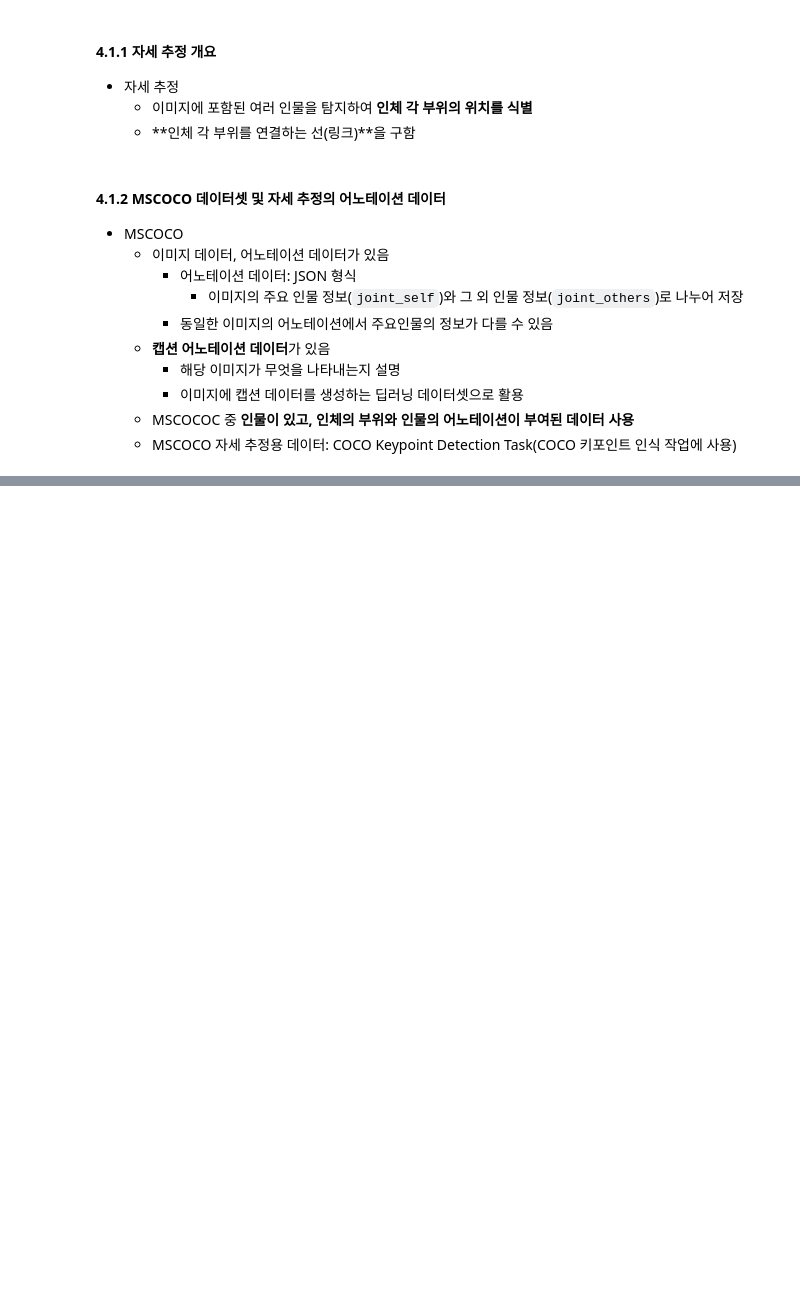
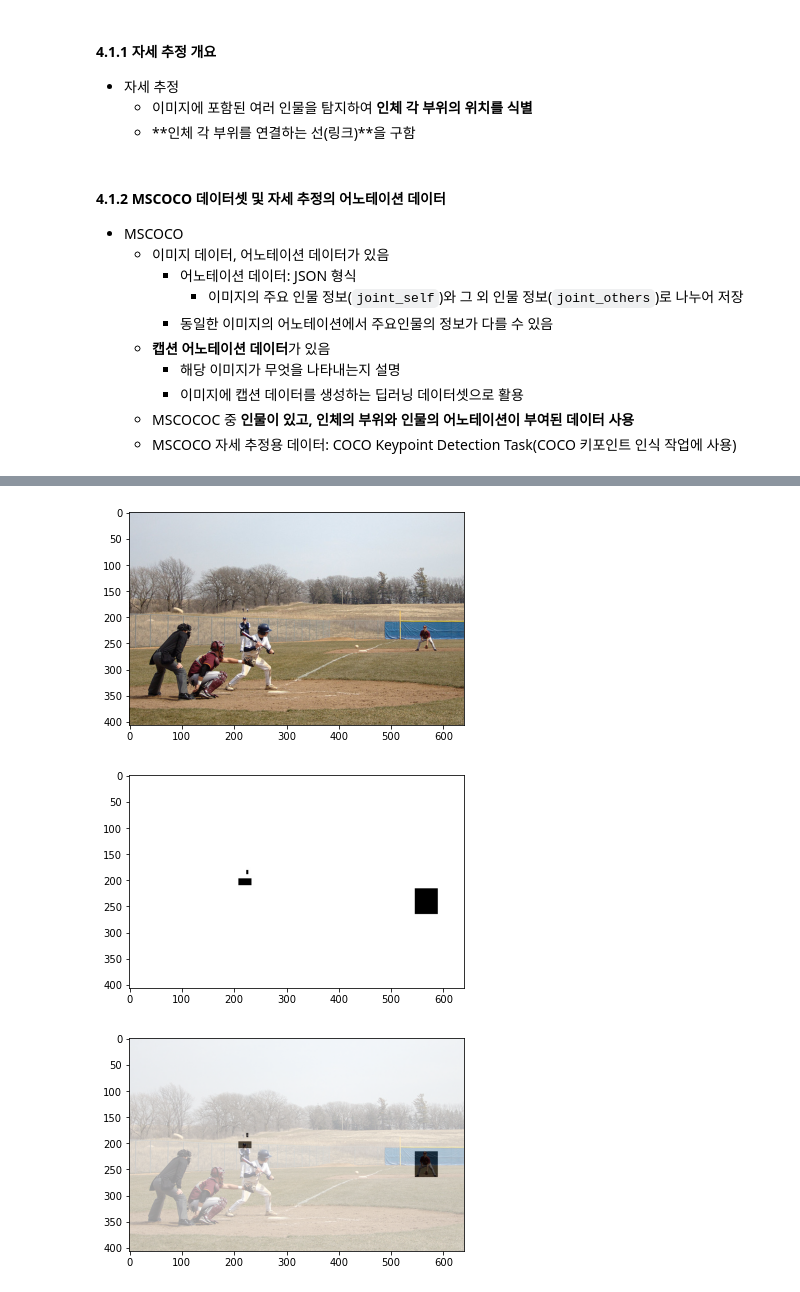
Before and after one commit to KodaHye/PyTorch, a Jupyter notebook: Chapter4. 자세 추정(OpenPose)/4. 자세 추정(OpenPose).ipynb, the cells around one changed output, grey strips where cells are left out. Drawn from its saved outputs; the diff is of its cells as text; code cells hidden in the pictures; blank space fills up the shorter version.

```diff
--- a/Chapter4. 자세 추정(OpenPose)/4. 자세 추정(OpenPose).ipynb
+++ b/Chapter4. 자세 추정(OpenPose)/4. 자세 추정(OpenPose).ipynb
@@ -31,0 +161,6 @@
+# %%
+# 동작 확인(실행은 10초 정도 걸린다.)
+train_img_list, train_mask_list, val_img_list, val_mask_list, train_meta_list, val_meta_list = make_datapath_list(
+    rootpath="./data/")
+
+val_meta_list[24]
@@ -31,0 +185,23 @@
+# %%
+index = 24
+
+# 이미지
+img = cv2.imread(val_img_list[index])
+img = cv2.cvtColor(img, cv2.COLOR_BGR2RGB)
+plt.imshow(img)
+plt.show()
+
+# 마스크
+mask_miss = cv2.imread(val_mask_list[index])
+mask_miss = cv2.cvtColor(mask_miss, cv2.COLOR_BGR2RGB)
+plt.imshow(mask_miss)
+plt.show()
+
+# 합성
+blend_img = cv2.addWeighted(img, 0.4, mask_miss, 0.6, 0)
+plt.imshow(blend_img)
+plt.show()
+# %% [output]
+[figure, added]
+[figure, added]
+[figure, added]
```
Also changed, not shown: parts of 24 cells of this notebook.
